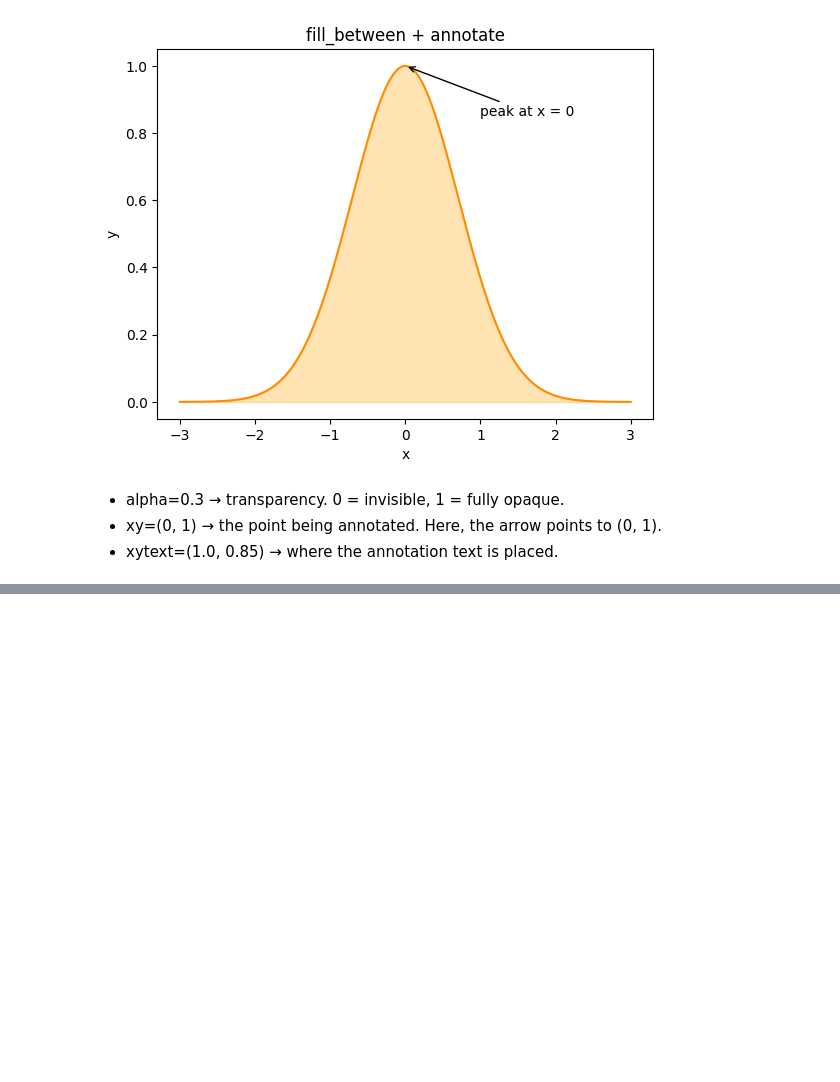
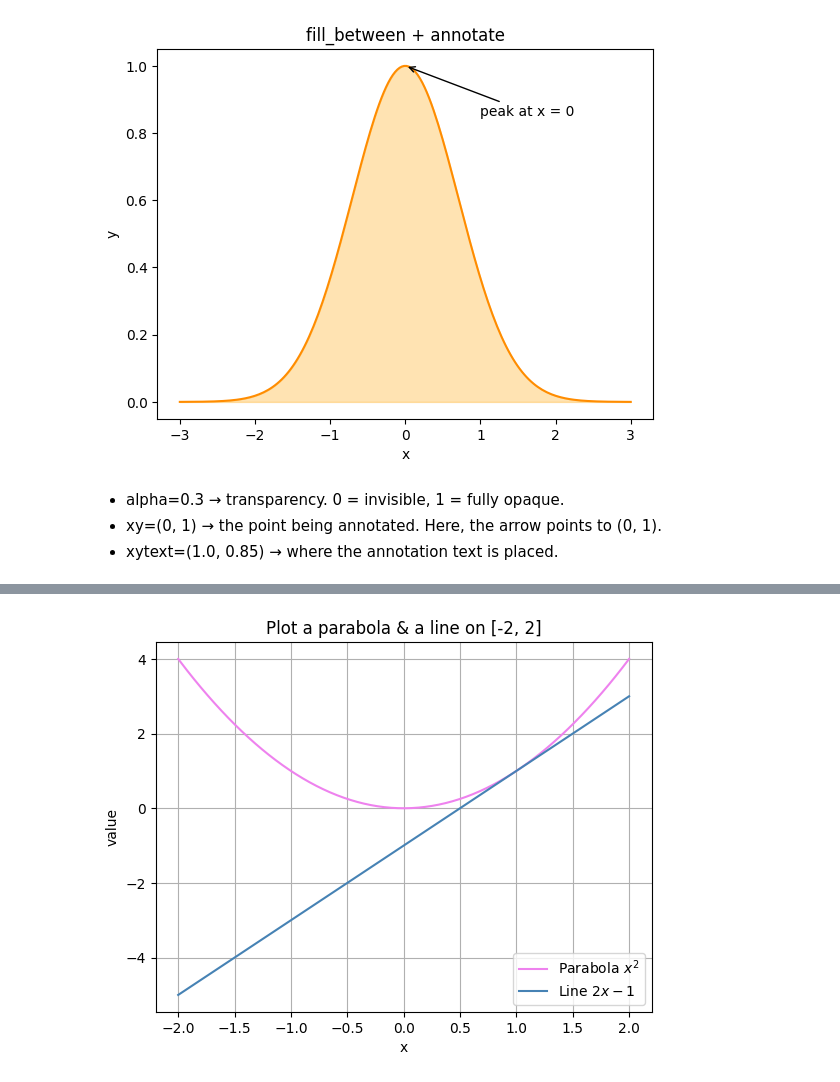
Before and after one commit to JayZeus999/Math-For-ML, a Jupyter notebook: cto-school/02a_plotting_functions.ipynb, the cells around one changed output, grey strips where cells are left out. Cells and saved outputs as stored; diff of their text form; code cells hidden in the pictures; blank space fills up the shorter version.

Commit message:
Construct a parabola & a line tangent to the parabola

```diff
--- a/cto-school/02a_plotting_functions.ipynb
+++ b/cto-school/02a_plotting_functions.ipynb
@@ -207,0 +215,15 @@ plt.show()
+# %%
+x = np.linspace(-2, 2, 200)
+
+y = (x ** 2)
+z = (2 * x) - 1
+
+plt.plot(x, y, color="violet", label=r"Parabola $x^2$")
+plt.plot(x, z, color="steelblue", label=r"Line $2x - 1$")
+plt.title("Plot a parabola & a line on [-2, 2]")
+plt.xlabel("x"); plt.ylabel("value")
+plt.legend()
+plt.grid(True)
+plt.show()
+# %% [output]
+[figure, added]
```
Also changed, not shown: parts of 1 cell of this notebook.
